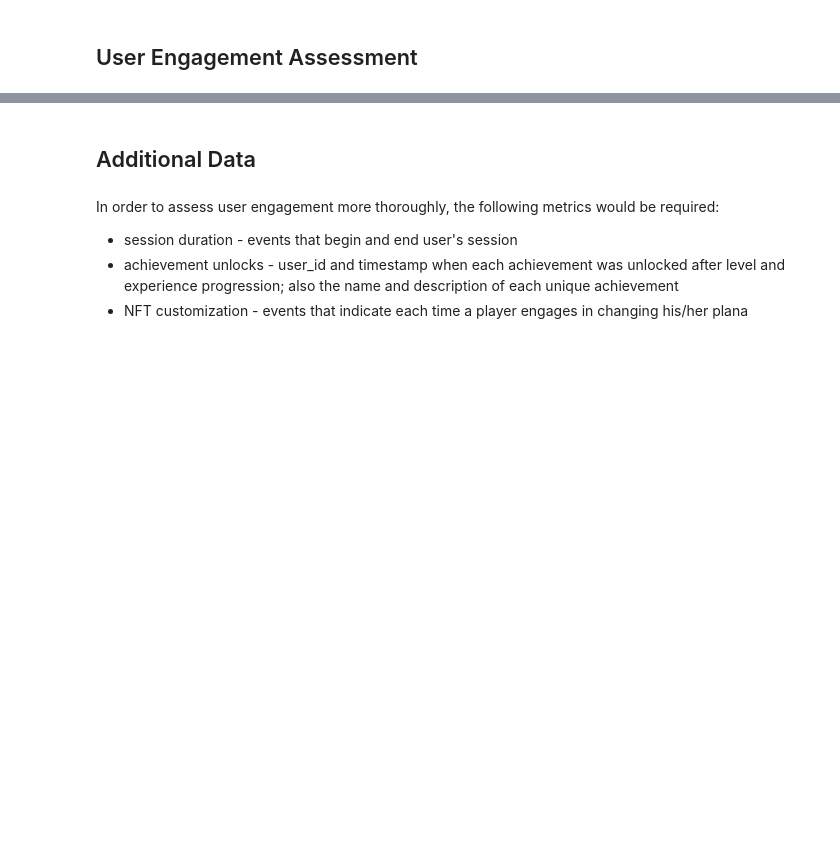
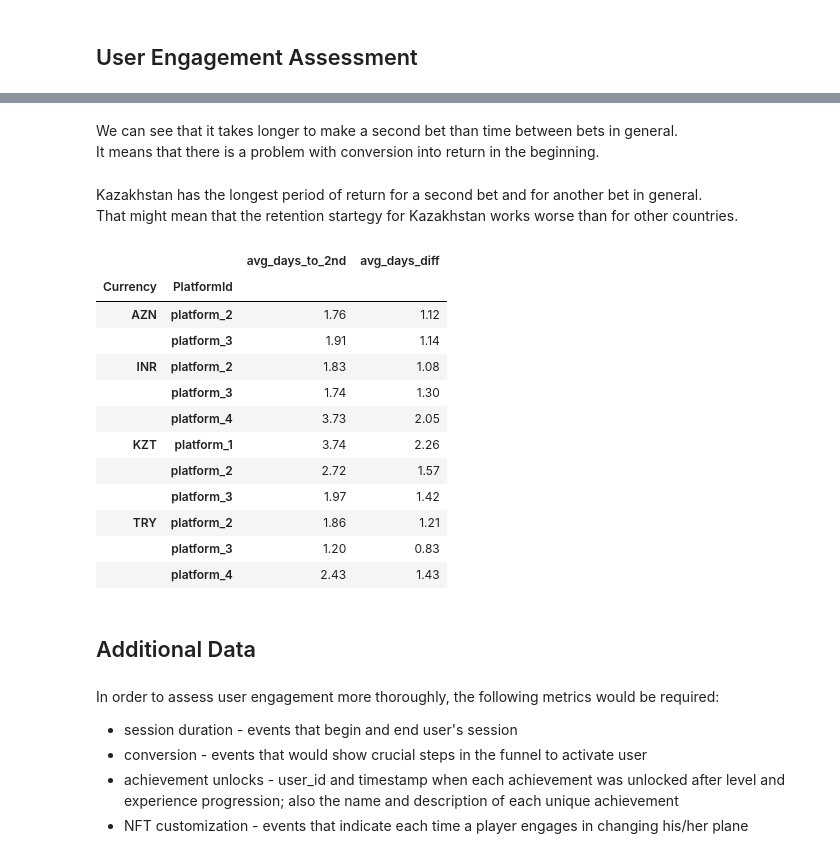
Before and after one commit to stasbub/seed, a Jupyter notebook: src/Aviatrix/aviatrix.ipynb, the cells around one changed output, grey strips where cells are left out. Drawn from its saved outputs; the diff is of its cells as text; code cells hidden in the pictures; blank space fills up the shorter version.

```diff
--- a/src/Aviatrix/aviatrix.ipynb
+++ b/src/Aviatrix/aviatrix.ipynb
@@ -268,7 +258,43 @@ by_category
+# %% [markdown]
+We can see that it takes longer to make a second bet than time between bets in general. \
+It means that there is a problem with conversion into return in the beginning.
+# %% [markdown]
+Kazakhstan has the longest period of return for a second bet and for another bet in general. \
+That might mean that the retention startegy for Kazakhstan works worse than for other countries.
+# %%
+user_bets = df.sort_values(['UserId', 'CreatedAt'])
+
+user_bets['diff_days_2nd'] = user_bets.groupby('UserId')['CreatedAt'].diff().where(df.groupby('UserId').cumcount() == 1).dt.total_seconds() / 86400
+
+user_bets['diff_days'] = user_bets.groupby('UserId')['CreatedAt'].diff().dt.total_seconds() / 86400
+
+by_category = user_bets.groupby(["Currency", "PlatformId"]) \
+                        .agg(avg_days_to_2nd=('diff_days_2nd', 'mean'),
+                            avg_days_diff=('diff_days', 'mean'))
+
+by_category['avg_days_to_2nd'] = by_category.avg_days_to_2nd.round(2)
+by_category['avg_days_diff'] = by_category.avg_days_diff.round(2)
+
+by_category
+# %% [output]
+|  |  | avg_days_to_2nd | avg_days_diff |
+| Currency | PlatformId |  |  |
+| AZN | platform_2 | 1.76 | 1.12 |
+|  | platform_3 | 1.91 | 1.14 |
+| INR | platform_2 | 1.83 | 1.08 |
+|  | platform_3 | 1.74 | 1.30 |
+|  | platform_4 | 3.73 | 2.05 |
+| KZT | platform_1 | 3.74 | 2.26 |
+|  | platform_2 | 2.72 | 1.57 |
+|  | platform_3 | 1.97 | 1.42 |
+| TRY | platform_2 | 1.86 | 1.21 |
+|  | platform_3 | 1.20 | 0.83 |
+|  | platform_4 | 2.43 | 1.43 |
 # %% [markdown]
 ## Additional Data
 # %% [markdown]
 In order to assess user engagement more thoroughly, the following metrics would be required:
 - session duration - events that begin and end user's session
+- conversion - events that would show crucial steps in the funnel to activate user
 - achievement unlocks - user_id and timestamp when each achievement was unlocked after level and experience progression; also the name and description of each unique achievement
-- NFT customization - events that indicate each time a player engages in changing his/her plana
+- NFT customization - events that indicate each time a player engages in changing his/her plane
```
Also changed, not shown: parts of 8 cells of this notebook.
